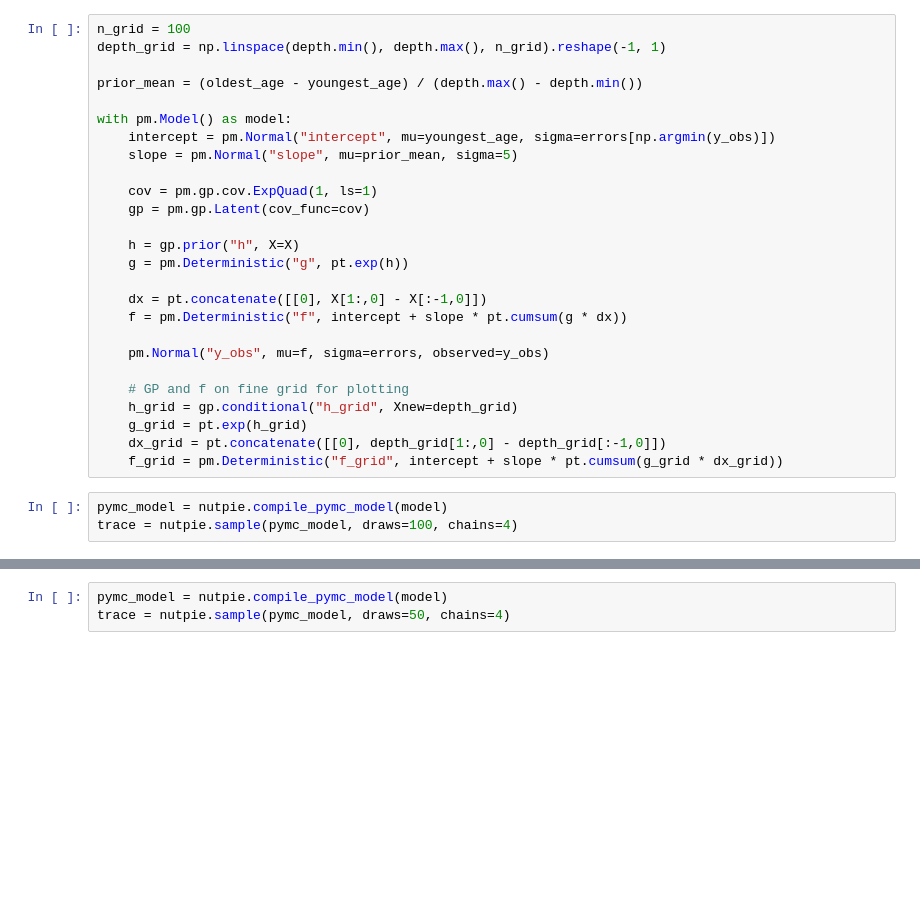
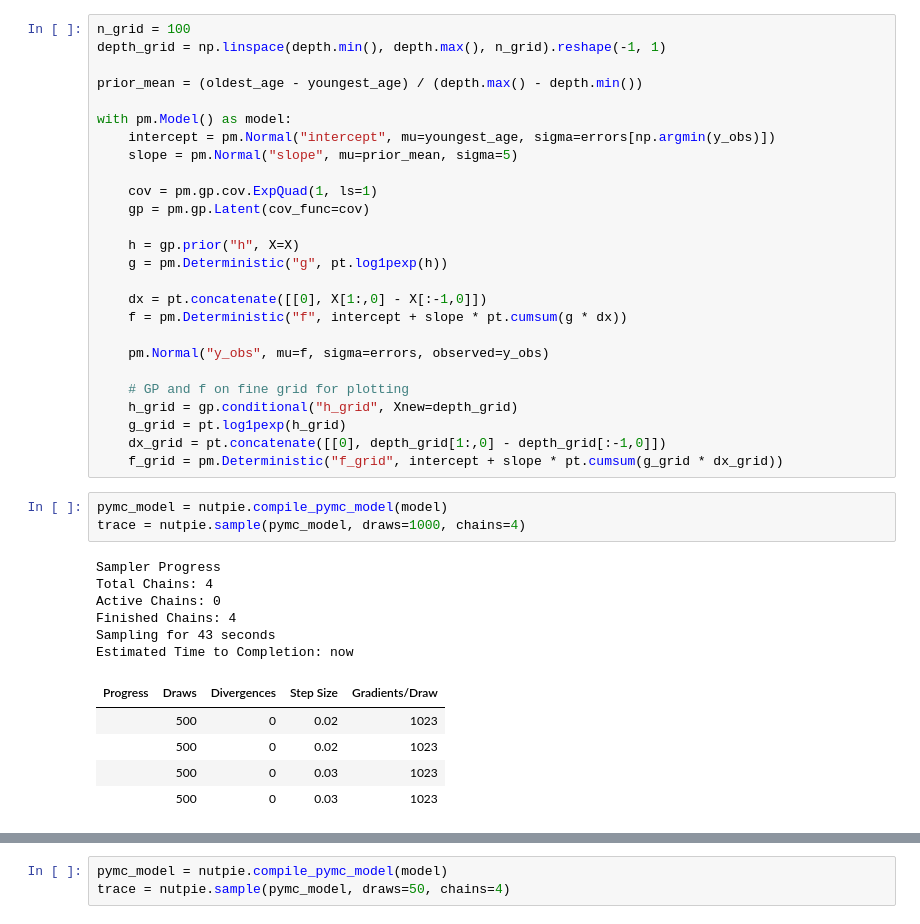
Before and after one commit to elc45/pybacon, a Jupyter notebook: gp-approach.ipynb, the cells around one changed output, grey strips where cells are left out. Saved outputs shown, nothing was run; the diff lists cells and outputs as text; blank space fills up the shorter version.

```diff
--- a/gp-approach.ipynb
+++ b/gp-approach.ipynb
@@ -176,7 +104,7 @@ with pm.Model() as model:
     gp = pm.gp.Latent(cov_func=cov)
 
     h = gp.prior("h", X=X)
-    g = pm.Deterministic("g", pt.exp(h))
+    g = pm.Deterministic("g", pt.log1pexp(h))
 
     dx = pt.concatenate([[0], X[1:,0] - X[:-1,0]])
     f = pm.Deterministic("f", intercept + slope * pt.cumsum(g * dx))
@@ -185,12 +113,24 @@ with pm.Model() as model:
 
     # GP and f on fine grid for plotting
     h_grid = gp.conditional("h_grid", Xnew=depth_grid)
-    g_grid = pt.exp(h_grid)
+    g_grid = pt.log1pexp(h_grid)
     dx_grid = pt.concatenate([[0], depth_grid[1:,0] - depth_grid[:-1,0]])
     f_grid = pm.Deterministic("f_grid", intercept + slope * pt.cumsum(g_grid * dx_grid))
 # %%
 pymc_model = nutpie.compile_pymc_model(model)
-trace = nutpie.sample(pymc_model, draws=100, chains=4)
+trace = nutpie.sample(pymc_model, draws=1000, chains=4)
+# %% [output]
+Sampler Progress
+Total Chains: 4
+Active Chains: 0
+Finished Chains: 4
+Sampling for 43 seconds
+Estimated Time to Completion: now
+| Progress | Draws | Divergences | Step Size | Gradients/Draw |
+|  | 500 | 0 | 0.02 | 1023 |
+|  | 500 | 0 | 0.02 | 1023 |
+|  | 500 | 0 | 0.03 | 1023 |
+|  | 500 | 0 | 0.03 | 1023 |
 # %%
 samples = trace.posterior['f_grid'].stack(sample=("chain", "draw")).T
 fig, ax = plt.subplots(figsize=(10, 6))
```
Also changed, not shown: parts of 38 cells of this notebook.
